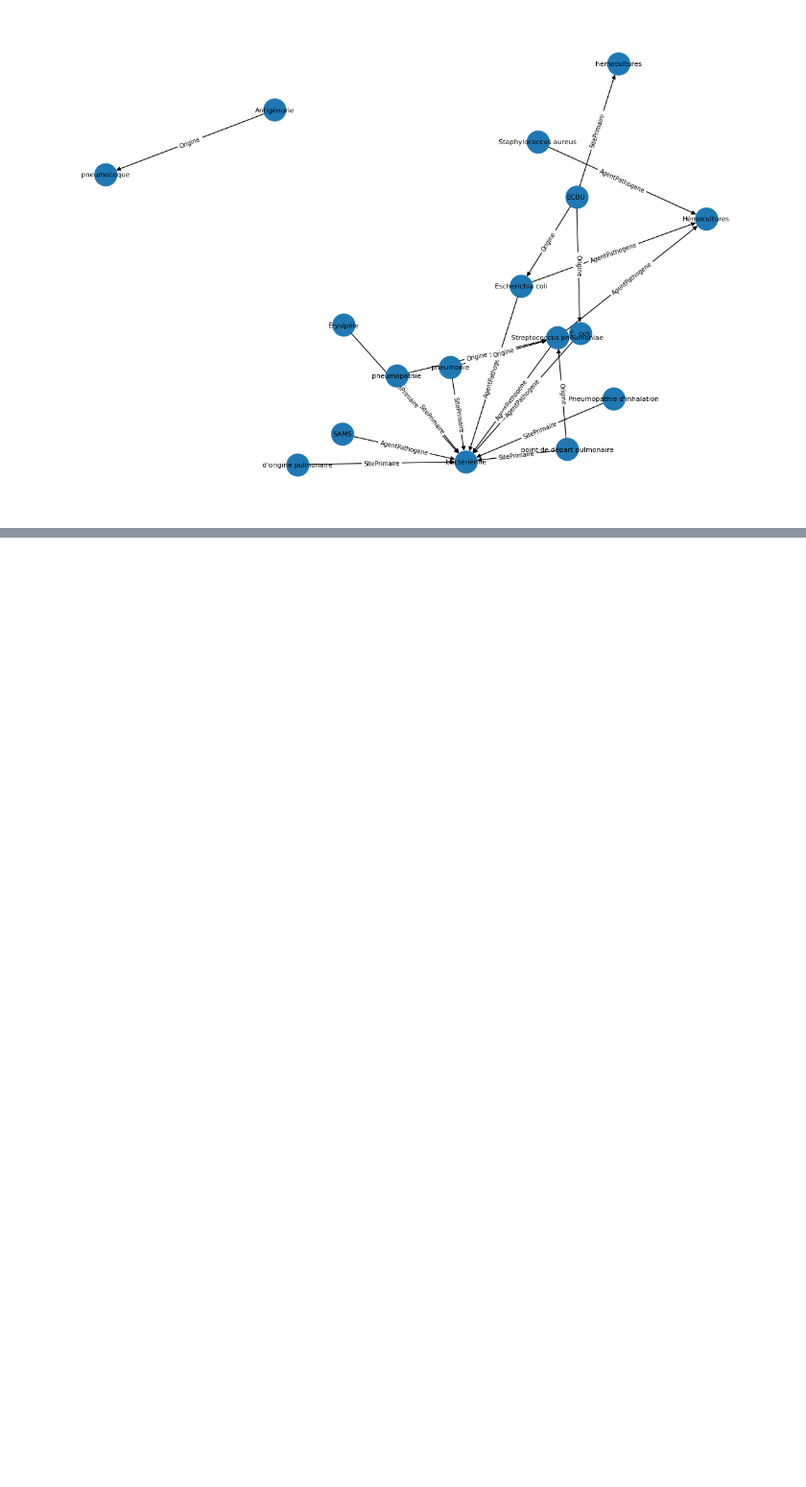
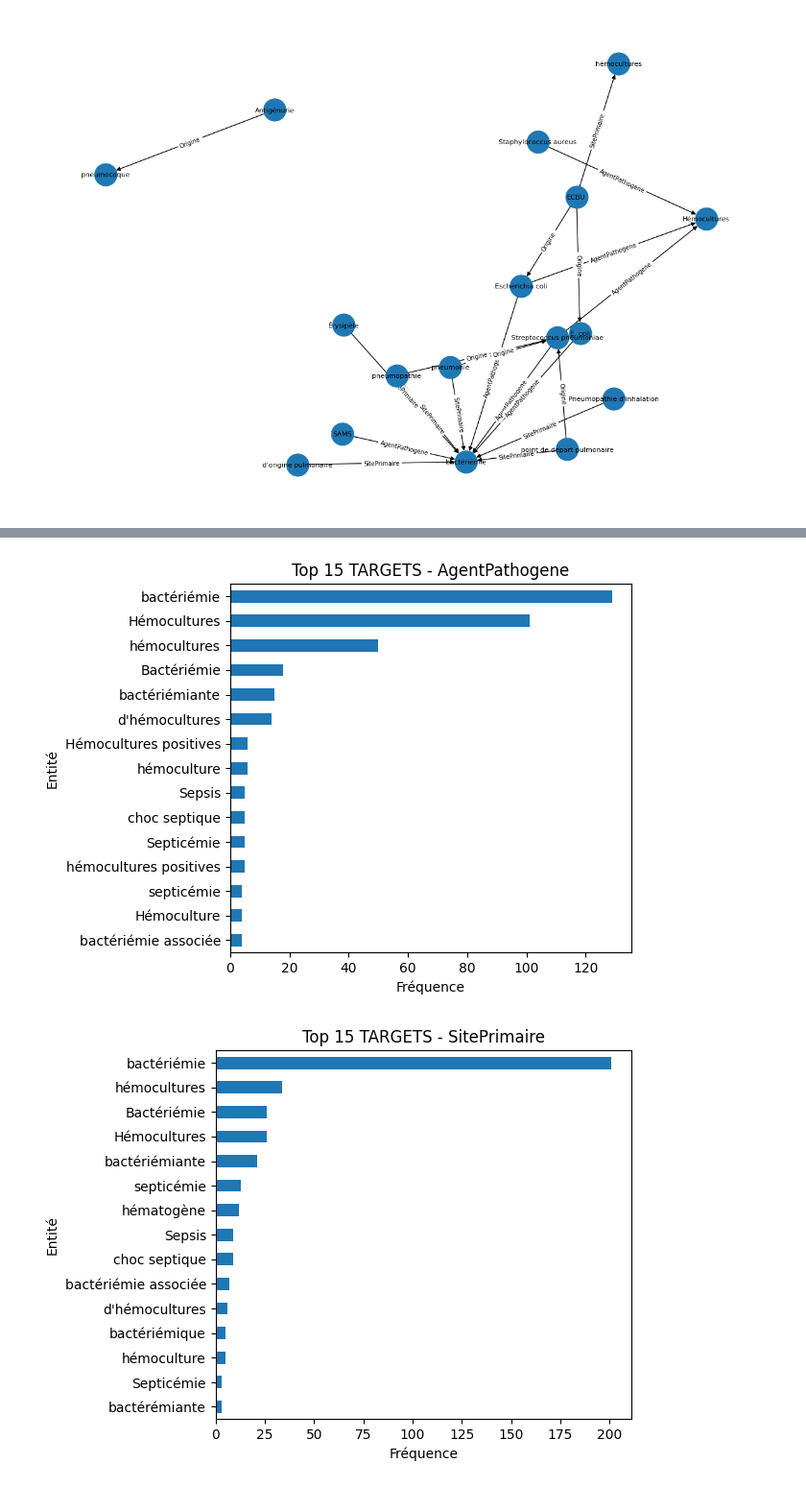
Before and after one commit to PJGouze/KG_RAG, a Jupyter notebook: KG_RAG/tests_and_req/statistiques_partages.ipynb, the cells around one changed output, grey strips where cells are left out. Shown at 96% size. Drawn from its saved outputs; the diff is of its cells as text; code cells hidden in the pictures; blank space fills up the shorter version.

```diff
--- a/KG_RAG/tests_and_req/statistiques_partages.ipynb
+++ b/KG_RAG/tests_and_req/statistiques_partages.ipynb
@@ -192,0 +255,19 @@ plt.show()
+# %%
+for rel_type in df_target["relation_type"].dropna().unique():
+    subset = df_target[df_target["relation_type"] == rel_type]
+
+    counts = subset["entity"].value_counts().head(top_n)
+
+    plt.figure()
+    counts.plot(kind="barh")
+
+    plt.title(f"Top {top_n} TARGETS - {rel_type}")
+    plt.xlabel("Fréquence")
+    plt.ylabel("Entité")
+
+    plt.gca().invert_yaxis()
+    plt.tight_layout()
+    plt.show()
+# %% [output]
+[figure, added]
+[figure, added]
```
Also changed, not shown: parts of 9 cells of this notebook.
